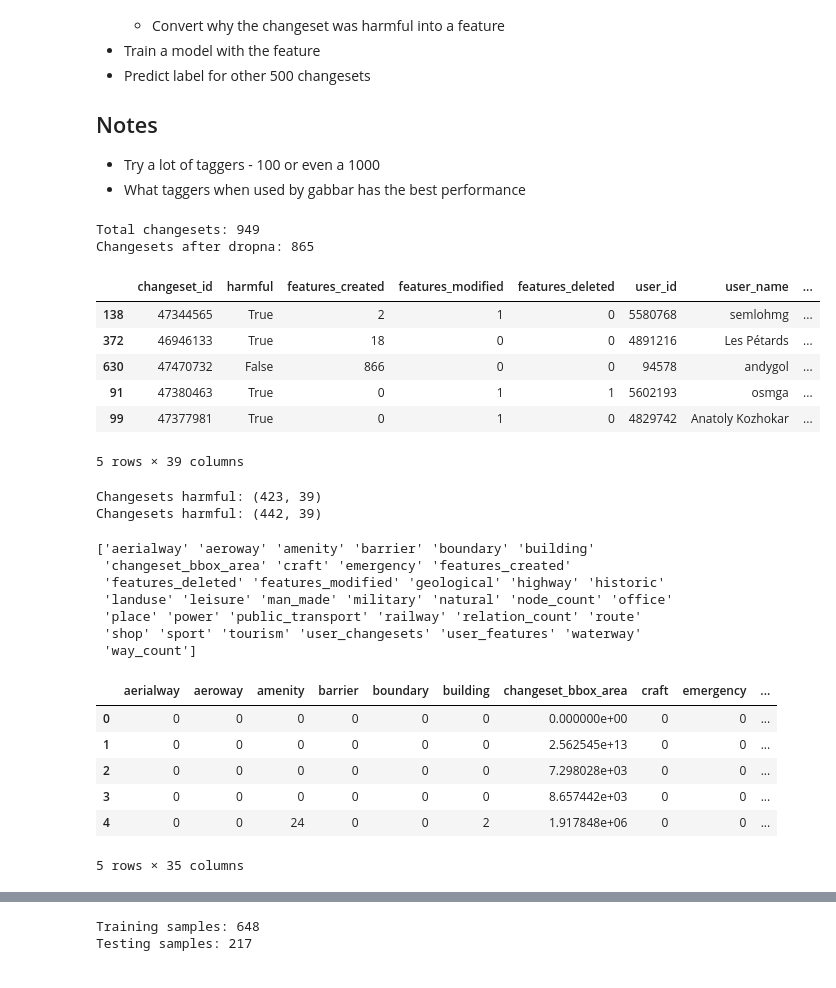
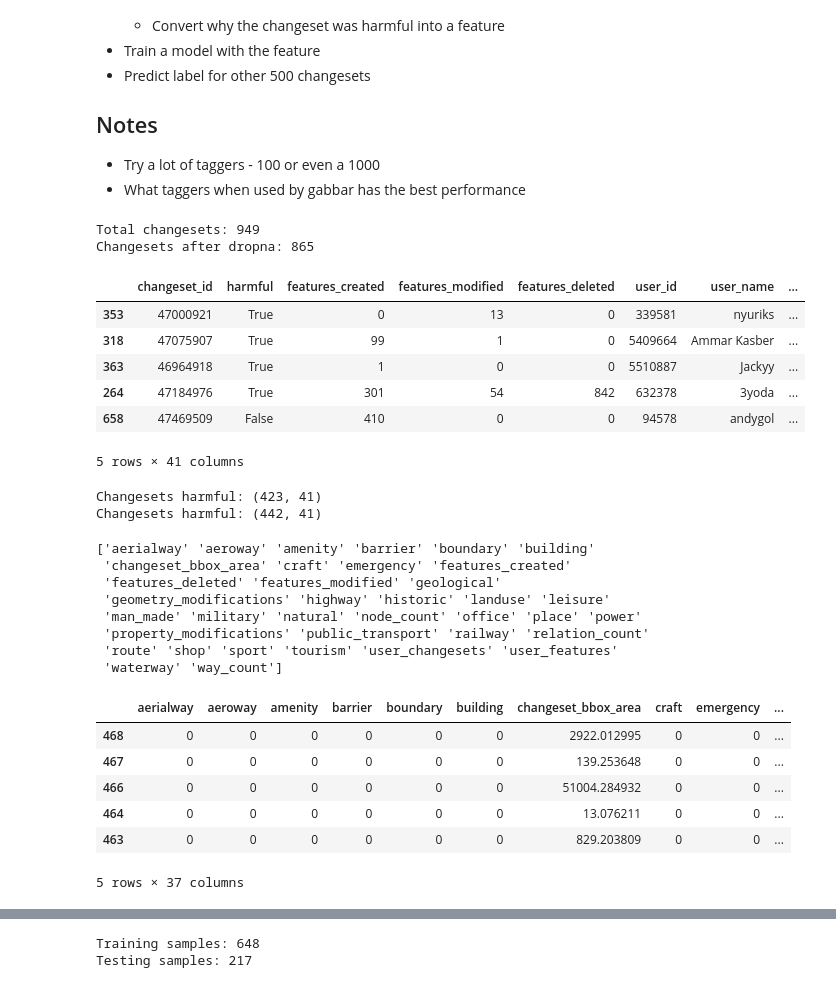
Before and after one commit to matiskay/gabbar, a Jupyter notebook: analysis/full-changesets/full_changesets.ipynb, the cells around one changed output, grey strips where cells are left out. Drawn from its saved outputs; the diff is of its cells as text; code cells hidden in the pictures.

Commit message:
Add number of property and geometry modifications too

```diff
--- a/analysis/full-changesets/full_changesets.ipynb
+++ b/analysis/full-changesets/full_changesets.ipynb
@@ -29,21 +29,22 @@ import seaborn as sns
 # %%
 changesets = pd.read_csv('changesets-with-features.csv')
 print('Total changesets: {}'.format(changesets.shape[0]))
 
 changesets = changesets.dropna()
 print('Changesets after dropna: {}'.format(changesets.shape[0]))
 
+changesets = changesets.sort('changeset_id')
 changesets.sample(5)
 # %% [output]
 Total changesets: 949
 Changesets after dropna: 865
 |  | changeset_id | harmful | features_created | features_modified | features_deleted | user_id | user_name | ... |
-| 138 | 47344565 | True | 2 | 1 | 0 | 5580768 | semlohmg | ... |
-| 372 | 46946133 | True | 18 | 0 | 0 | 4891216 | Les Pétards | ... |
-| 630 | 47470732 | False | 866 | 0 | 0 | 94578 | andygol | ... |
-| 91 | 47380463 | True | 0 | 1 | 1 | 5602193 | osmga | ... |
-| 99 | 47377981 | True | 0 | 1 | 0 | 4829742 | Anatoly Kozhokar | ... |
+| 353 | 47000921 | True | 0 | 13 | 0 | 339581 | nyuriks | ... |
+| 318 | 47075907 | True | 99 | 1 | 0 | 5409664 | Ammar Kasber | ... |
+| 363 | 46964918 | True | 1 | 0 | 0 | 5510887 | Jackyy | ... |
+| 264 | 47184976 | True | 301 | 54 | 842 | 632378 | 3yoda | ... |
+| 658 | 47469509 | False | 410 | 0 | 0 | 94578 | andygol | ... |
-5 rows × 39 columns
+5 rows × 41 columns
 # %%
 harmful_changesets = changesets[changesets['harmful'] == True]
 print('Changesets harmful: {}'.format(harmful_changesets.shape))
@@ -52,8 +53,8 @@ print('Changesets harmful: {}'.format(harmful_changesets.shape))
 not_harmful_changesets = changesets[changesets['harmful'] == False]
 print('Changesets harmful: {}'.format(not_harmful_changesets.shape))
 # %% [output]
-Changesets harmful: (423, 39)
-Changesets harmful: (442, 39)
+Changesets harmful: (423, 41)
+Changesets harmful: (442, 41)
 # %%
 features = changesets.columns.values
 non_numerical_features = np.array(['changeset_id', 'harmful', 'user_id', 'user_name'])
@@ -63,15 +64,16 @@ changesets[features].head()
 # %% [output]
 ['aerialway' 'aeroway' 'amenity' 'barrier' 'boundary' 'building'
  'changeset_bbox_area' 'craft' 'emergency' 'features_created'
- 'features_deleted' 'features_modified' 'geological' 'highway' 'historic'
- 'landuse' 'leisure' 'man_made' 'military' 'natural' 'node_count' 'office'
- 'place' 'power' 'public_transport' 'railway' 'relation_count' 'route'
- 'shop' 'sport' 'tourism' 'user_changesets' 'user_features' 'waterway'
- 'way_count']
+ 'features_deleted' 'features_modified' 'geological'
+ 'geometry_modifications' 'highway' 'historic' 'landuse' 'leisure'
+ 'man_made' 'military' 'natural' 'node_count' 'office' 'place' 'power'
+ 'property_modifications' 'public_transport' 'railway' 'relation_count'
+ 'route' 'shop' 'sport' 'tourism' 'user_changesets' 'user_features'
+ 'waterway' 'way_count']
 |  | aerialway | aeroway | amenity | barrier | boundary | building | changeset_bbox_area | craft | emergency | ... |
-| 0 | 0 | 0 | 0 | 0 | 0 | 0 | 0.000000e+00 | 0 | 0 | ... |
-| 1 | 0 | 0 | 0 | 0 | 0 | 0 | 2.562545e+13 | 0 | 0 | ... |
-| 2 | 0 | 0 | 0 | 0 | 0 | 0 | 7.298028e+03 | 0 | 0 | ... |
-| 3 | 0 | 0 | 0 | 0 | 0 | 0 | 8.657442e+03 | 0 | 0 | ... |
-| 4 | 0 | 0 | 24 | 0 | 0 | 2 | 1.917848e+06 | 0 | 0 | ... |
+| 468 | 0 | 0 | 0 | 0 | 0 | 0 | 2922.012995 | 0 | 0 | ... |
+| 467 | 0 | 0 | 0 | 0 | 0 | 0 | 139.253648 | 0 | 0 | ... |
+| 466 | 0 | 0 | 0 | 0 | 0 | 0 | 51004.284932 | 0 | 0 | ... |
+| 464 | 0 | 0 | 0 | 0 | 0 | 0 | 13.076211 | 0 | 0 | ... |
+| 463 | 0 | 0 | 0 | 0 | 0 | 0 | 829.203809 | 0 | 0 | ... |
-5 rows × 35 columns
+5 rows × 37 columns
```
Also changed, not shown: parts of 8 cells of this notebook, 2 other files.
